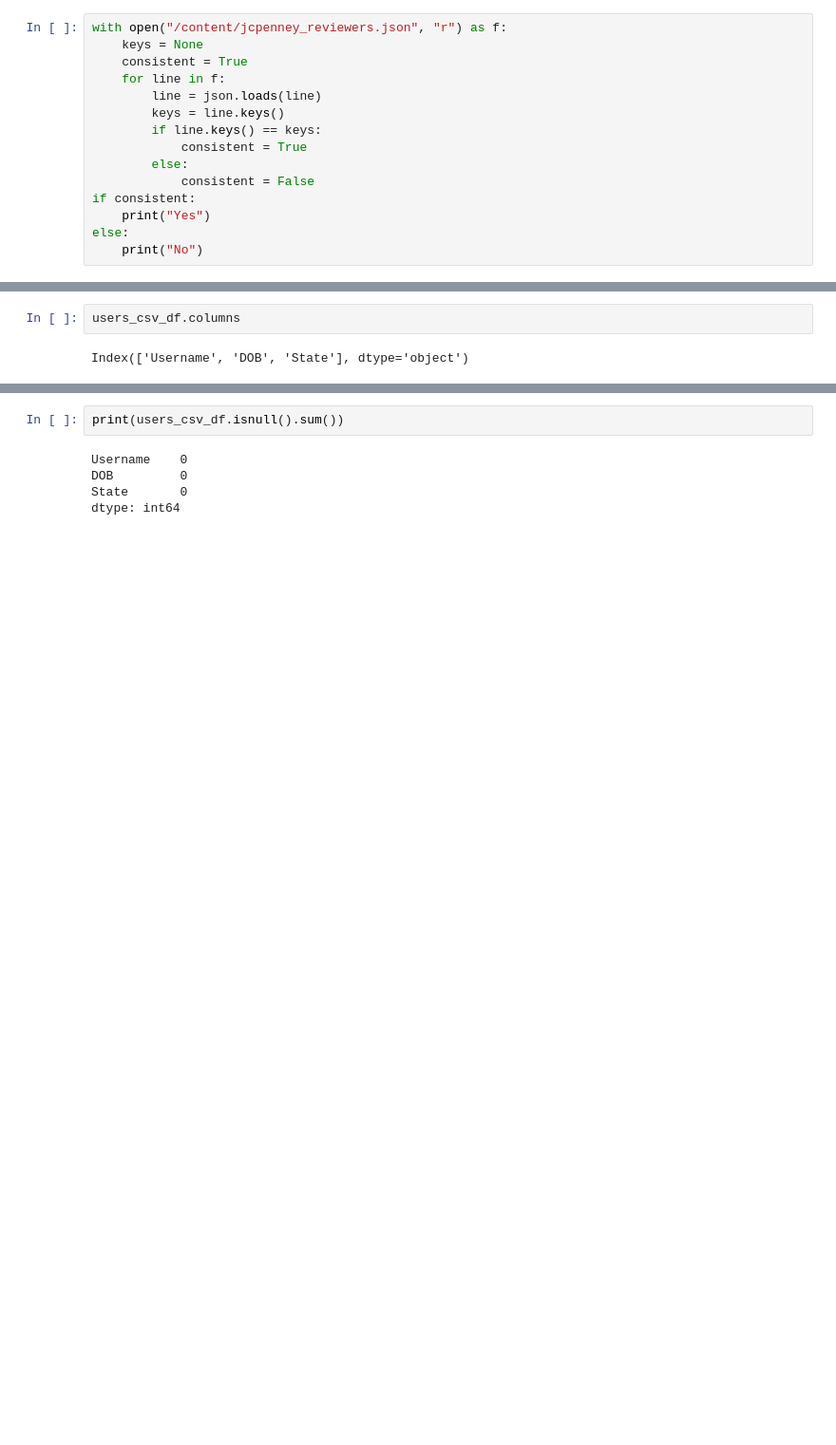
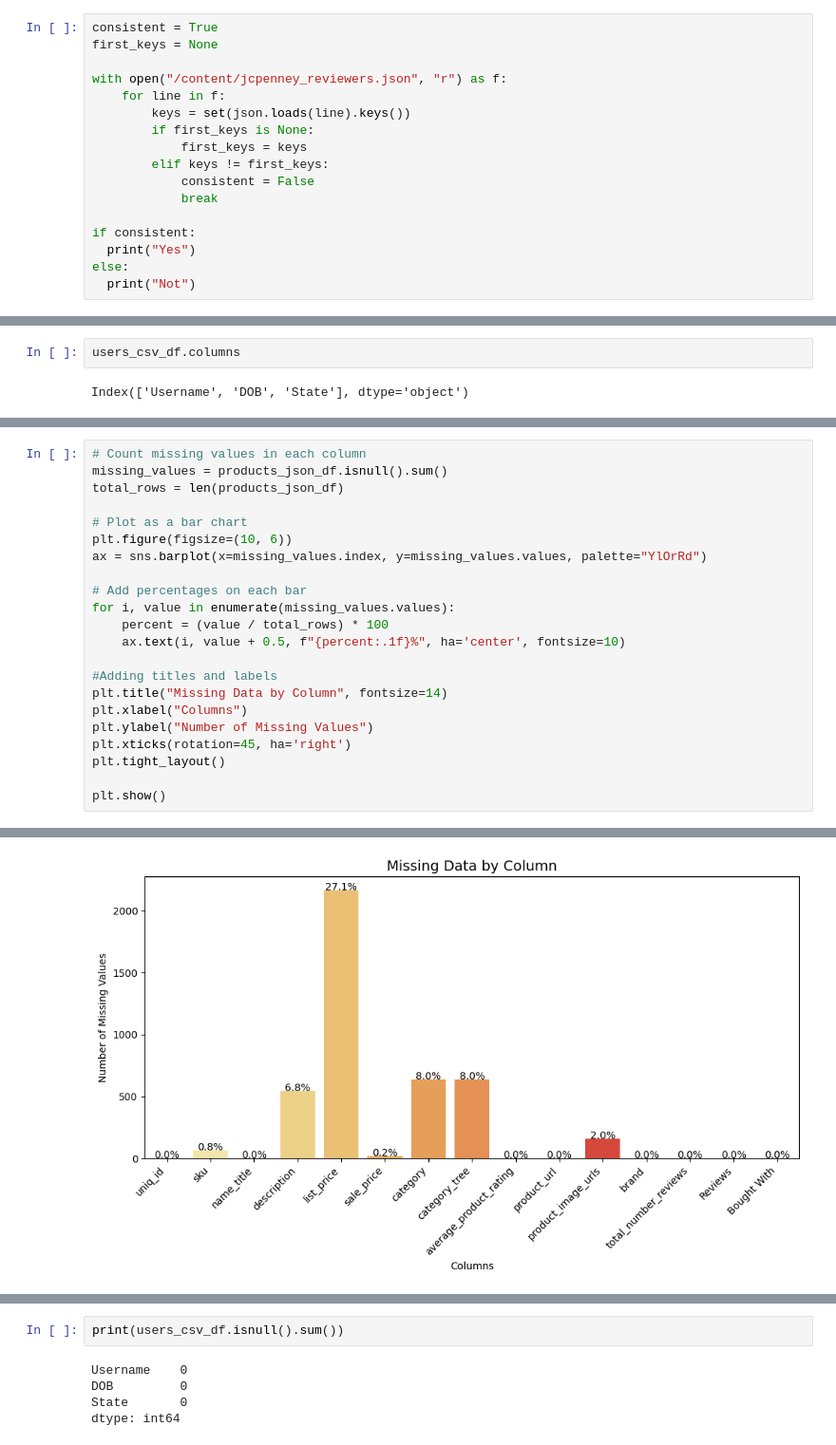
Before and after one commit to philipoladimeji/BD2-JCPenney-Project, a Jupyter notebook: BD2_Assignment_2.ipynb, the cells around one changed output, grey strips where cells are left out. Shown at 95% size. Drawn from its saved outputs; the diff is of its cells as text; blank space fills up the shorter version.

```diff
--- a/BD2_Assignment_2.ipynb
+++ b/BD2_Assignment_2.ipynb
@@ -179,18 +188,20 @@ print(products_json_df.head())
 # %%
+consistent = True
+first_keys = None
+
 with open("/content/jcpenney_reviewers.json", "r") as f:
-    keys = None
-    consistent = True
     for line in f:
-        line = json.loads(line)
-        keys = line.keys()
-        if line.keys() == keys:
-            consistent = True
-        else:
+        keys = set(json.loads(line).keys())
+        if first_keys is None:
+            first_keys = keys
+        elif keys != first_keys:
             consistent = False
+            break
+
 if consistent:
-    print("Yes")
+  print("Yes")
 else:
-    print("No")
+  print("Not")
 # %% [output]
 Yes
 # %%
@@ -399,0 +407,23 @@ plt.show()
+# %%
+# Count missing values in each column
+missing_values = products_json_df.isnull().sum()
+total_rows = len(products_json_df)
+
+# Plot as a bar chart
+plt.figure(figsize=(10, 6))
+ax = sns.barplot(x=missing_values.index, y=missing_values.values, palette="YlOrRd")
+
+# Add percentages on each bar
+for i, value in enumerate(missing_values.values):
+    percent = (value / total_rows) * 100
+    ax.text(i, value + 0.5, f"{percent:.1f}%", ha='center', fontsize=10)
+
+#Adding titles and labels
+plt.title("Missing Data by Column", fontsize=14)
+plt.xlabel("Columns")
+plt.ylabel("Number of Missing Values")
+plt.xticks(rotation=45, ha='right')
+plt.tight_layout()
+
+plt.show()
+# %% [output]
@@ -399,0 +433 @@ plt.show()
+[figure, added]
```
Also changed, not shown: parts of 43 cells of this notebook.
